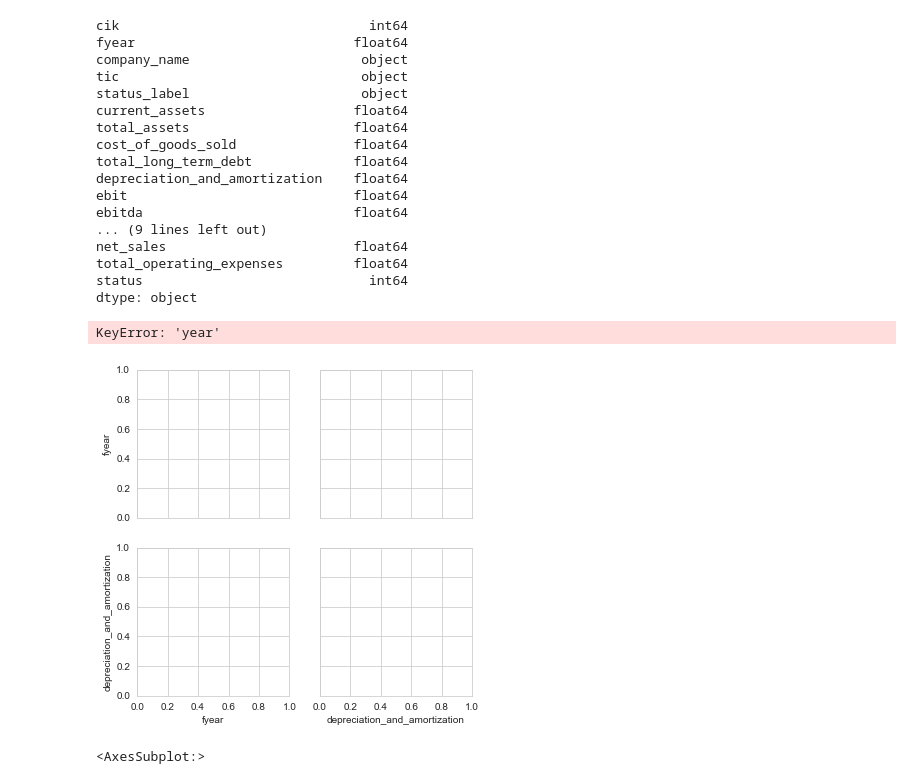
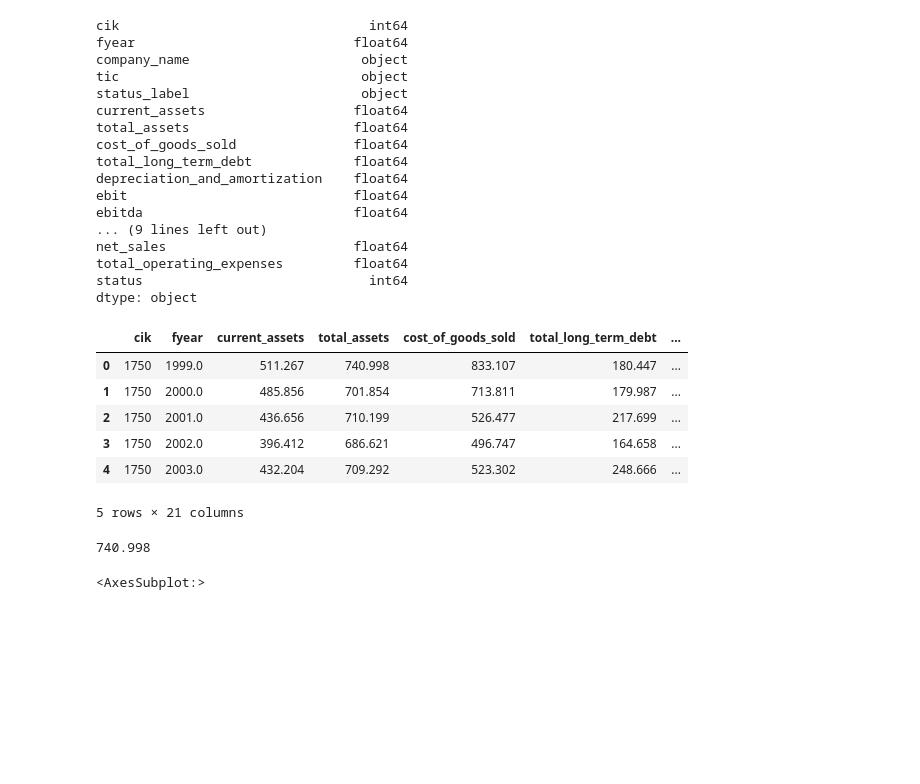
Before and after one commit to EvanaHolevas/going-concern-198, a Jupyter notebook: bankrupcy.ipynb, the cells around one changed output. Cells and saved outputs as stored; diff of their text form; code cells hidden in the pictures; blank space fills up the shorter version.

```diff
--- a/bankrupcy.ipynb
+++ b/bankrupcy.ipynb
@@ -54,16 +54,3 @@ net_sales                        float64
 total_operating_expenses         float64
 status                             int64
 dtype: object
-# %%
-# too large for jupyter notebooks?
-# Requires normal text editor
-sns.set_style("whitegrid")
-sns.pairplot(
-    data[["company_name", "fyear", "status_label", "depreciation_and_amortization"]],
-    hue = "year",
-    height = 3,
-    palette = "Set1"
-)
-# %% [output]
-KeyError: 'year'
-[figure, removed]
@@ -69,0 +65,21 @@ KeyError: 'year'
+# %%
+df = data.select_dtypes(include=['float64','int64'])
+df.head()
+# %% [output]
+|  | cik | fyear | current_assets | total_assets | cost_of_goods_sold | total_long_term_debt | ... |
+| 0 | 1750 | 1999.0 | 511.267 | 740.998 | 833.107 | 180.447 | ... |
+| 1 | 1750 | 2000.0 | 485.856 | 701.854 | 713.811 | 179.987 | ... |
+| 2 | 1750 | 2001.0 | 436.656 | 710.199 | 526.477 | 217.699 | ... |
+| 3 | 1750 | 2002.0 | 396.412 | 686.621 | 496.747 | 164.658 | ... |
+| 4 | 1750 | 2003.0 | 432.204 | 709.292 | 523.302 | 248.666 | ... |
+5 rows × 21 columns
+# %%
+
+model = LinearRegression()
+
+X = df["total_assets"]  # select all columns except the last one
+y = df.iloc[:, -1]   # select only the last column
+X_train, X_test, y_train, y_test = train_test_split(X, y, test_size=0.2, random_state=42)
+print(X[0])
+# %% [output]
+740.998
```
Also changed, not shown: parts of 6 cells of this notebook.
